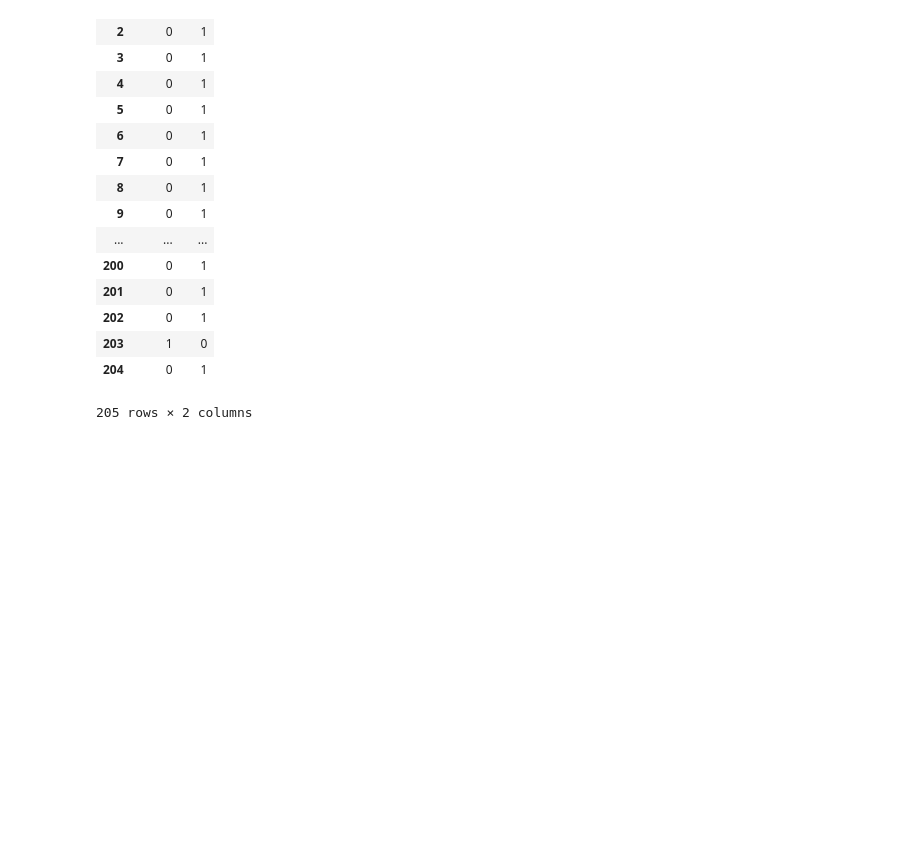
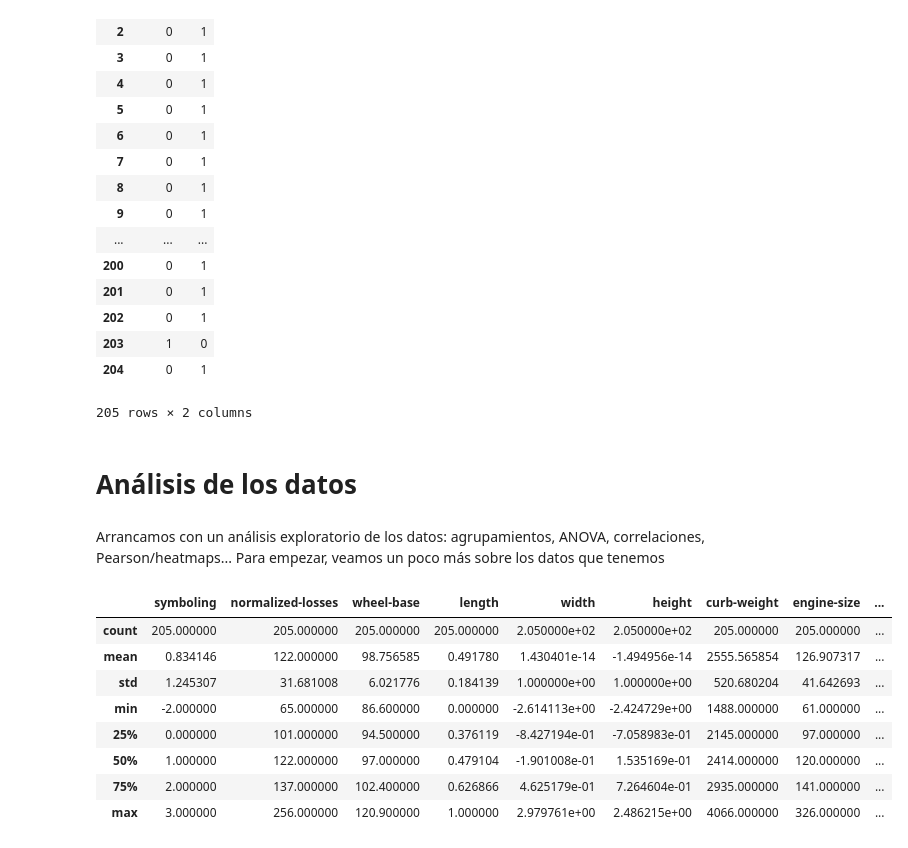
Before and after one commit to ger-velazquez/Curso_DS, a Jupyter notebook: AnalyzingData/Emprolijando datos.ipynb, the cells around one changed output. Drawn from its saved outputs; the diff is of its cells as text; code cells hidden in the pictures; blank space fills up the shorter version.

```diff
--- a/AnalyzingData/Emprolijando datos.ipynb
+++ b/AnalyzingData/Emprolijando datos.ipynb
@@ -220,3 +220,20 @@ pd.get_dummies(df['fuel-type'])
 | 203 | 1 | 0 |
 | 204 | 0 | 1 |
 205 rows × 2 columns
+# %% [markdown]
+# Análisis de los datos
+# %% [markdown]
+Arrancamos con un análisis exploratorio de los datos: agrupamientos, ANOVA, correlaciones, Pearson/heatmaps...
+Para empezar, veamos un poco más sobre los datos que tenemos
+# %%
+df.describe()
+# %% [output]
+|  | symboling | normalized-losses | wheel-base | length | width | height | curb-weight | engine-size | ... |
+| count | 205.000000 | 205.000000 | 205.000000 | 205.000000 | 2.050000e+02 | 2.050000e+02 | 205.000000 | 205.000000 | ... |
+| mean | 0.834146 | 122.000000 | 98.756585 | 0.491780 | 1.430401e-14 | -1.494956e-14 | 2555.565854 | 126.907317 | ... |
+| std | 1.245307 | 31.681008 | 6.021776 | 0.184139 | 1.000000e+00 | 1.000000e+00 | 520.680204 | 41.642693 | ... |
+| min | -2.000000 | 65.000000 | 86.600000 | 0.000000 | -2.614113e+00 | -2.424729e+00 | 1488.000000 | 61.000000 | ... |
+| 25% | 0.000000 | 101.000000 | 94.500000 | 0.376119 | -8.427194e-01 | -7.058983e-01 | 2145.000000 | 97.000000 | ... |
+| 50% | 1.000000 | 122.000000 | 97.000000 | 0.479104 | -1.901008e-01 | 1.535169e-01 | 2414.000000 | 120.000000 | ... |
+| 75% | 2.000000 | 137.000000 | 102.400000 | 0.626866 | 4.625179e-01 | 7.264604e-01 | 2935.000000 | 141.000000 | ... |
+| max | 3.000000 | 256.000000 | 120.900000 | 1.000000 | 2.979761e+00 | 2.486215e+00 | 4066.000000 | 326.000000 | ... |
```
Also changed, not shown: parts of 12 cells of this notebook.
